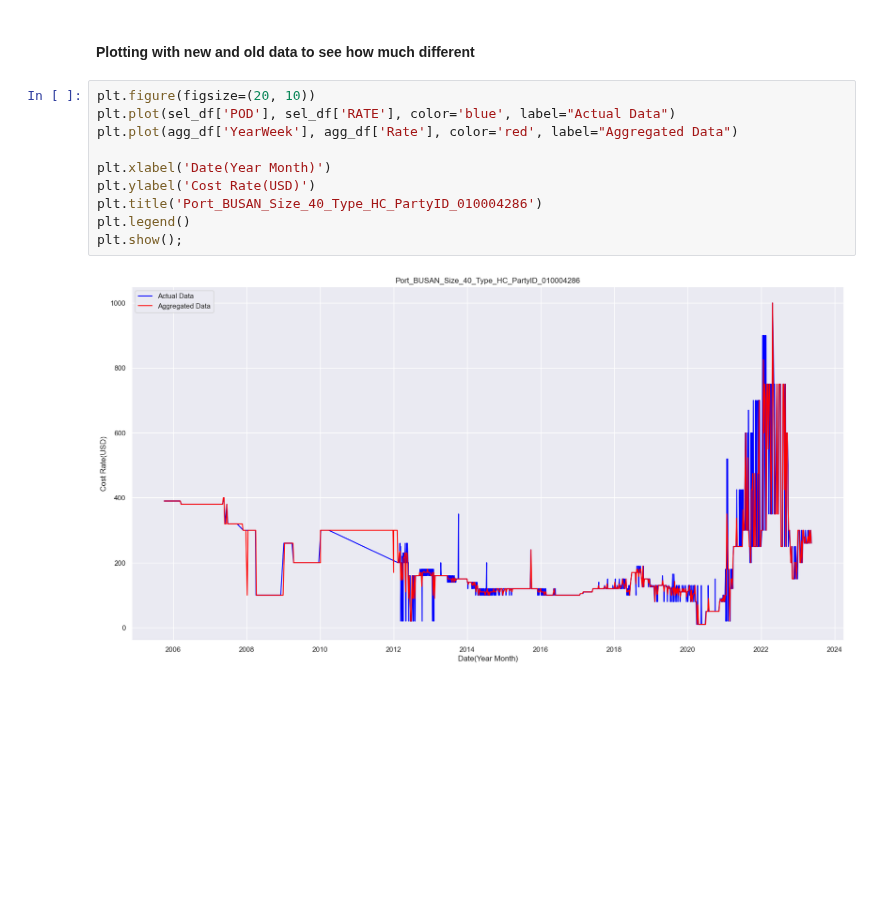
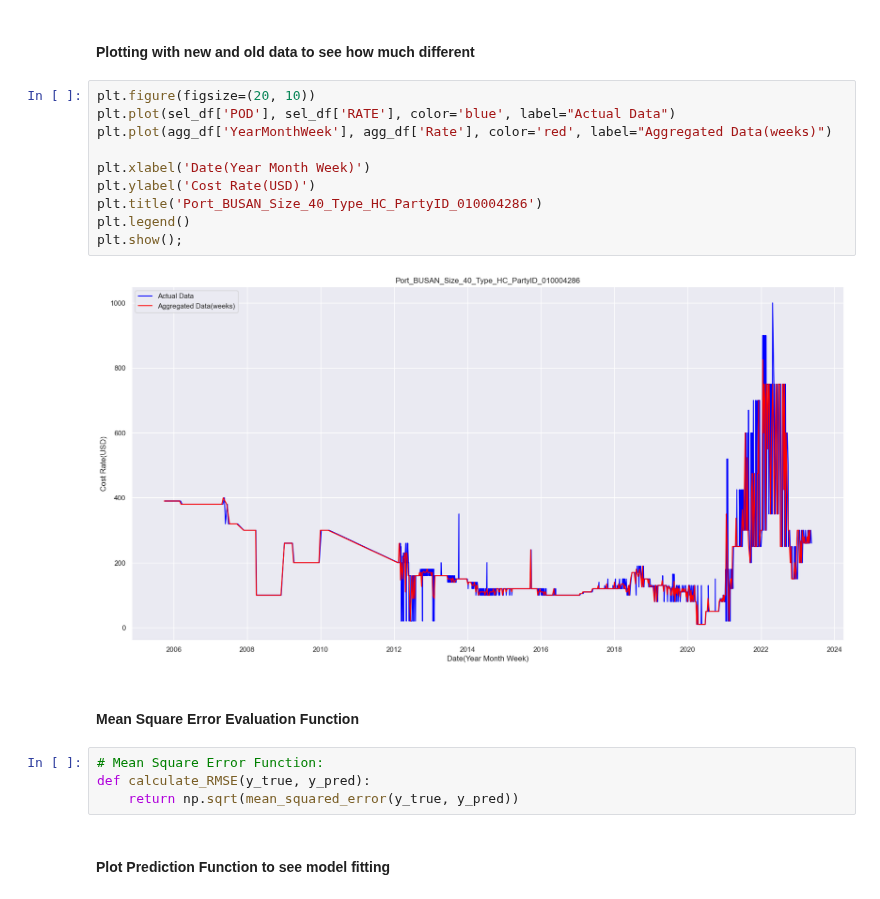
Before and after one commit to aloysiuswjw/Cost-Rate-Analysis, a Jupyter notebook: FT2.ipynb, the cells around one changed output. Saved outputs shown, nothing was run; the diff lists cells and outputs as text; blank space fills up the shorter version.

Commit message:
ft2 overfitting, there fore weeks is not viable

```diff
--- a/FT2.ipynb
+++ b/FT2.ipynb
@@ -440,12 +390,20 @@ memory usage: 36.1+ KB
 # %%
 plt.figure(figsize=(20, 10))
 plt.plot(sel_df['POD'], sel_df['RATE'], color='blue', label="Actual Data")
-plt.plot(agg_df['YearWeek'], agg_df['Rate'], color='red', label="Aggregated Data")
+plt.plot(agg_df['YearMonthWeek'], agg_df['Rate'], color='red', label="Aggregated Data(weeks)")
 
-plt.xlabel('Date(Year Month)')
+plt.xlabel('Date(Year Month Week)')
 plt.ylabel('Cost Rate(USD)')
 plt.title('Port_BUSAN_Size_40_Type_HC_PartyID_010004286')
 plt.legend()
 plt.show();
 # %% [output]
-[figure, old version]
+[figure, new version]
+# %% [markdown]
+<h4>Mean Square Error Evaluation Function</h4>
+# %%
+# Mean Square Error Function:
+def calculate_RMSE(y_true, y_pred):
+    return np.sqrt(mean_squared_error(y_true, y_pred))
+# %% [markdown]
+<h4>Plot Prediction Function to see model fitting</h4>
```
Also changed, not shown: parts of 15 cells of this notebook, 1 other file.
